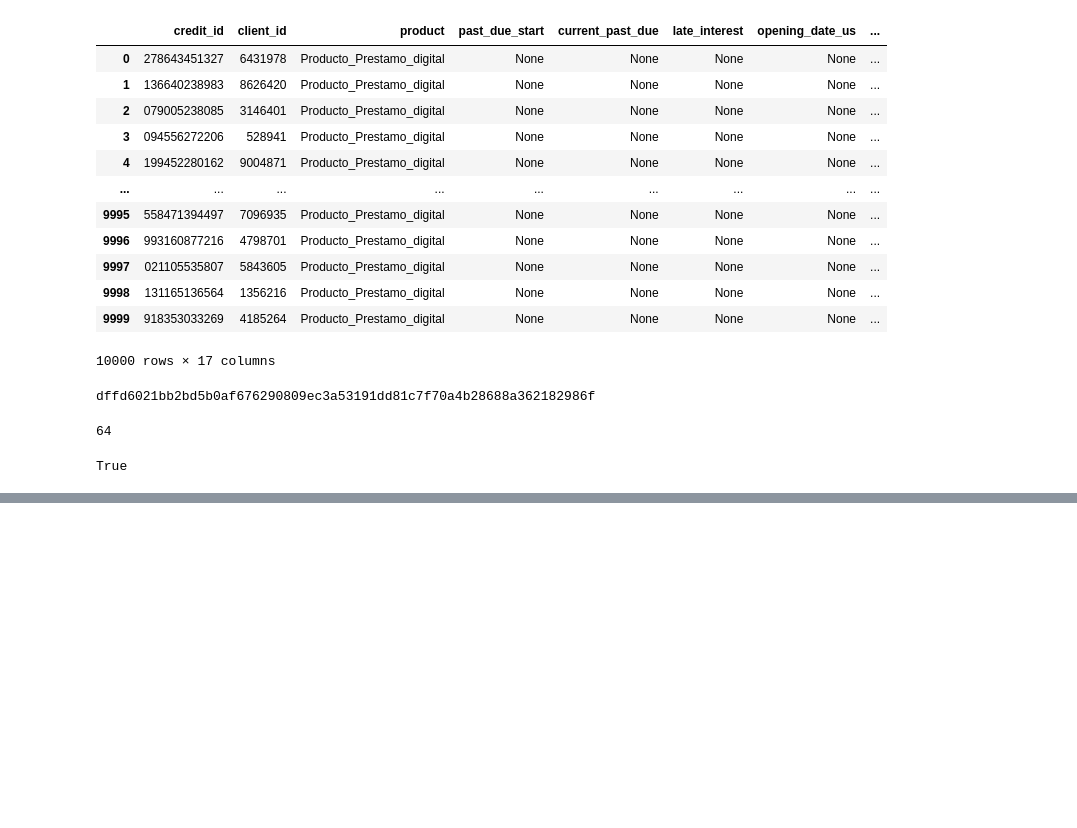
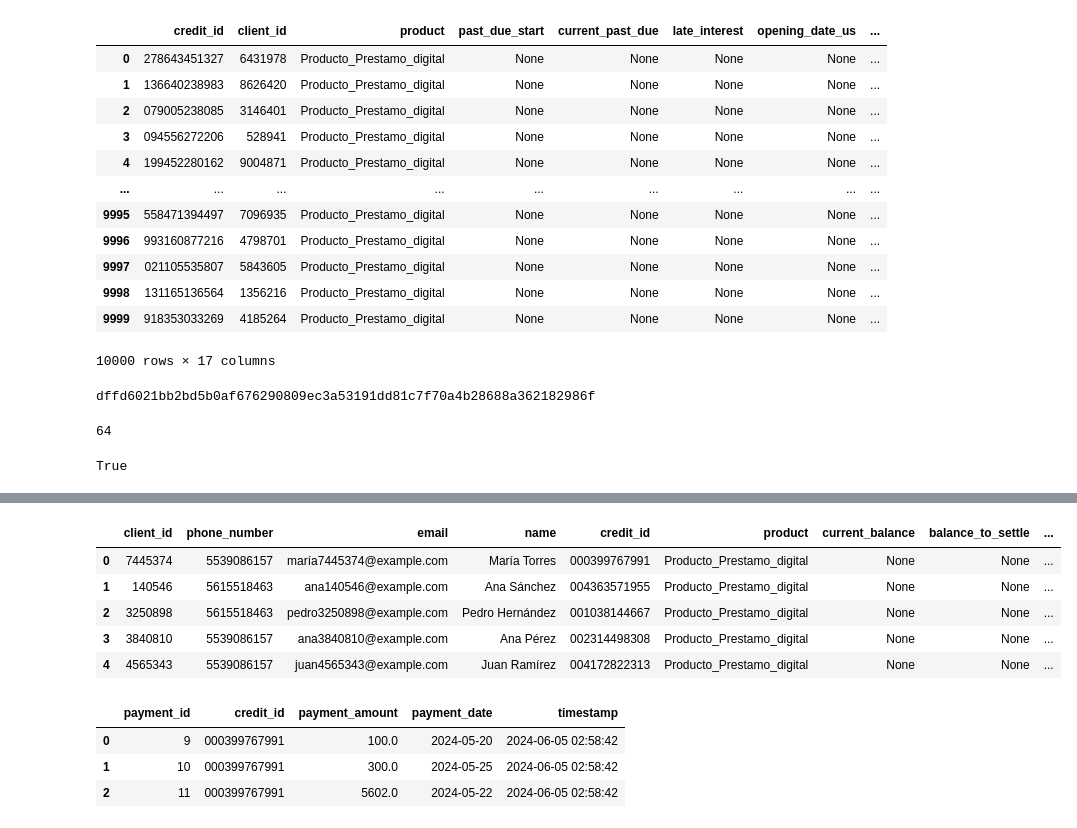
Before and after one commit to Pernexium/crm_pernexium, a Jupyter notebook: test.ipynb, the cells around one changed output, grey strips where cells are left out. Drawn from its saved outputs; the diff is of its cells as text; code cells hidden in the pictures; blank space fills up the shorter version.

```diff
--- a/test.ipynb
+++ b/test.ipynb
@@ -156,0 +192,16 @@ True
+# %%
+client.get_agent_assignments(1)
+# %% [output]
+|  | client_id | phone_number | email | name | credit_id | product | current_balance | balance_to_settle | ... |
+| 0 | 7445374 | 5539086157 | maría7445374@example.com | María Torres | 000399767991 | Producto_Prestamo_digital | None | None | ... |
+| 1 | 140546 | 5615518463 | ana140546@example.com | Ana Sánchez | 004363571955 | Producto_Prestamo_digital | None | None | ... |
+| 2 | 3250898 | 5615518463 | pedro3250898@example.com | Pedro Hernández | 001038144667 | Producto_Prestamo_digital | None | None | ... |
+| 3 | 3840810 | 5539086157 | ana3840810@example.com | Ana Pérez | 002314498308 | Producto_Prestamo_digital | None | None | ... |
+| 4 | 4565343 | 5539086157 | juan4565343@example.com | Juan Ramírez | 004172822313 | Producto_Prestamo_digital | None | None | ... |
+# %%
+client.get_credit_payments("000399767991")
+# %% [output]
+|  | payment_id | credit_id | payment_amount | payment_date | timestamp |
+| 0 | 9 | 000399767991 | 100.0 | 2024-05-20 | 2024-06-05 02:58:42 |
+| 1 | 10 | 000399767991 | 300.0 | 2024-05-25 | 2024-06-05 02:58:42 |
+| 2 | 11 | 000399767991 | 5602.0 | 2024-05-22 | 2024-06-05 02:58:42 |
```
Also changed, not shown: parts of 8 cells of this notebook, 20 other files.
